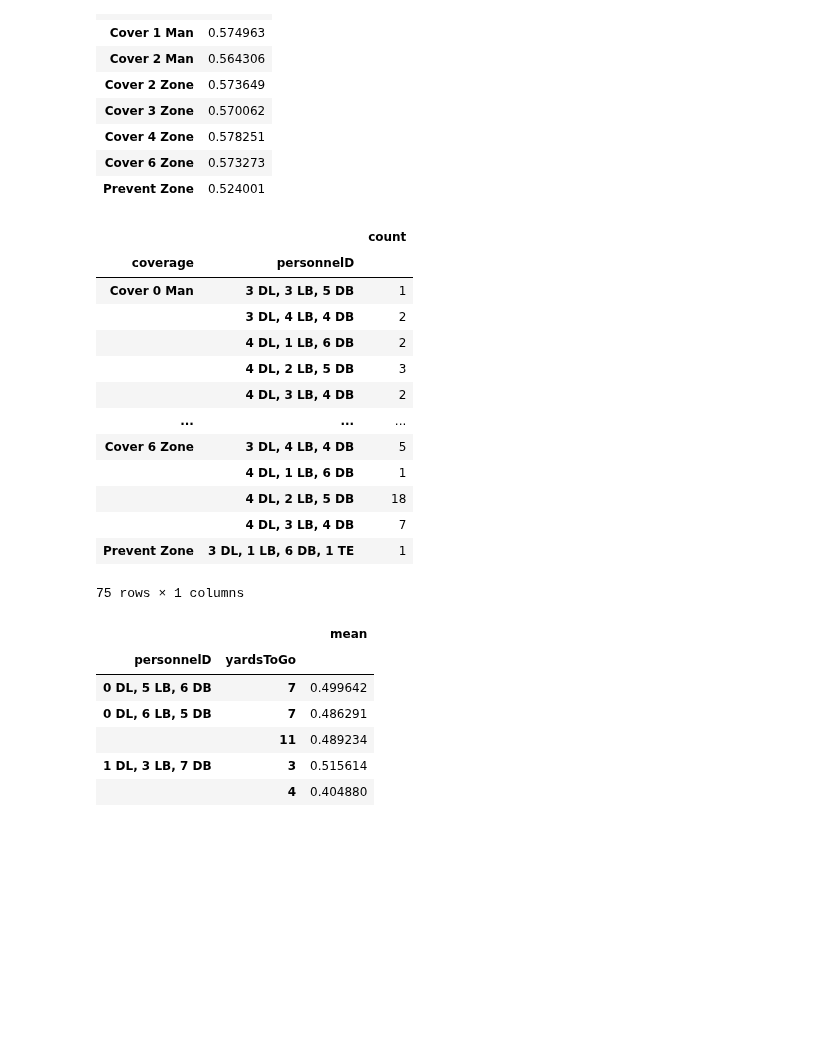
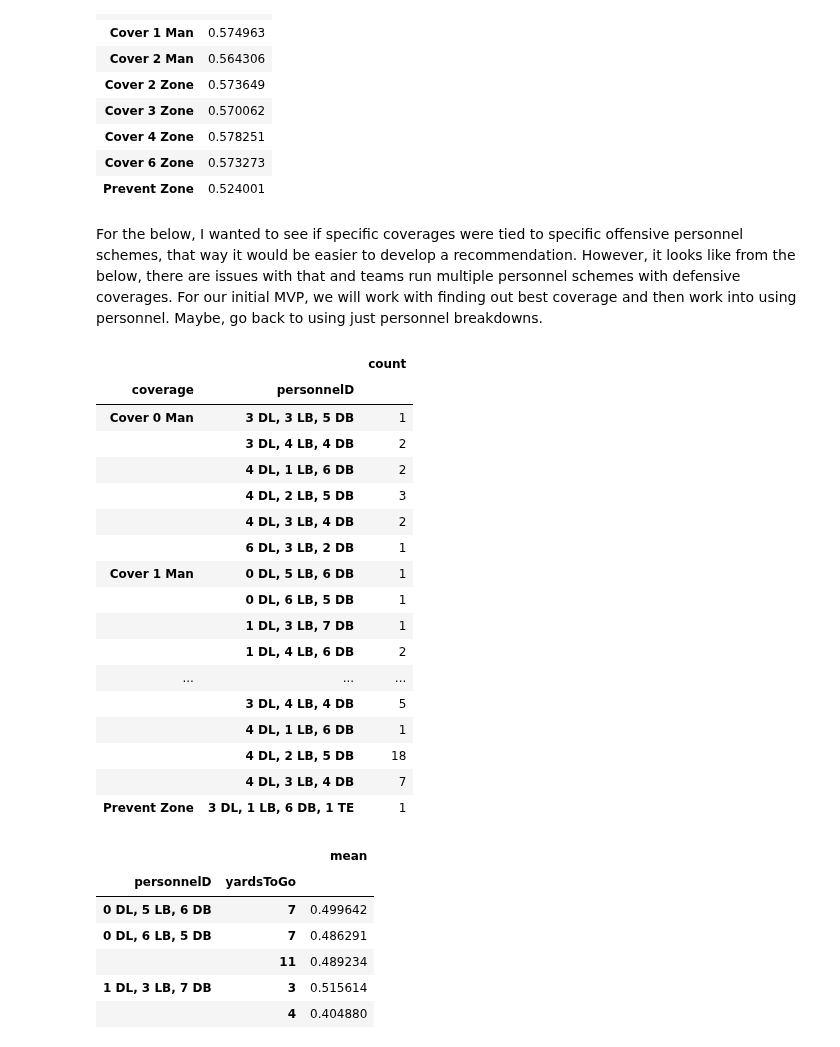
Before and after one commit to dsmoove/pigskinplaycaller, a Jupyter notebook: code.ipynb, the cells around one changed output. Drawn from its saved outputs; the diff is of its cells as text; code cells hidden in the pictures; blank space fills up the shorter version.

```diff
--- a/code.ipynb
+++ b/code.ipynb
@@ -224,23 +228,30 @@ df_plays_final.groupby(['coverage'])['scaled_epa'].agg(['mean'])
 | Cover 4 Zone | 0.578251 |
 | Cover 6 Zone | 0.573273 |
 | Prevent Zone | 0.524001 |
+# %% [markdown]
+For the below, I wanted to see if specific coverages were tied to specific offensive personnel schemes, that way it would be easier to develop a recommendation. However, it looks like from the below, there are issues with that and teams run multiple personnel schemes with defensive coverages. For our initial MVP, we will work with finding out best coverage and then work into using personnel. Maybe, go back to using just personnel breakdowns.
 # %%
+pd.set_option("display.max_rows", None, "display.max_columns", None)
 df_plays_final.groupby(['coverage','personnelD'])['gameId_x'].agg(['count'])
 # %% [output]
 |  |  | count |
 | coverage | personnelD |  |
 | Cover 0 Man | 3 DL, 3 LB, 5 DB | 1 |
 |  | 3 DL, 4 LB, 4 DB | 2 |
 |  | 4 DL, 1 LB, 6 DB | 2 |
 |  | 4 DL, 2 LB, 5 DB | 3 |
 |  | 4 DL, 3 LB, 4 DB | 2 |
+|  | 6 DL, 3 LB, 2 DB | 1 |
+| Cover 1 Man | 0 DL, 5 LB, 6 DB | 1 |
+|  | 0 DL, 6 LB, 5 DB | 1 |
+|  | 1 DL, 3 LB, 7 DB | 1 |
+|  | 1 DL, 4 LB, 6 DB | 2 |
 | ... | ... | ... |
-| Cover 6 Zone | 3 DL, 4 LB, 4 DB | 5 |
+|  | 3 DL, 4 LB, 4 DB | 5 |
 |  | 4 DL, 1 LB, 6 DB | 1 |
 |  | 4 DL, 2 LB, 5 DB | 18 |
 |  | 4 DL, 3 LB, 4 DB | 7 |
 | Prevent Zone | 3 DL, 1 LB, 6 DB, 1 TE | 1 |
-75 rows × 1 columns
 # %%
 pd.set_option("display.max_rows", 101)
 df_plays_final.groupby(['personnelD','yardsToGo'])['scaled_epa'].agg(['mean'])
```
Also changed, not shown: parts of 33 cells of this notebook.
